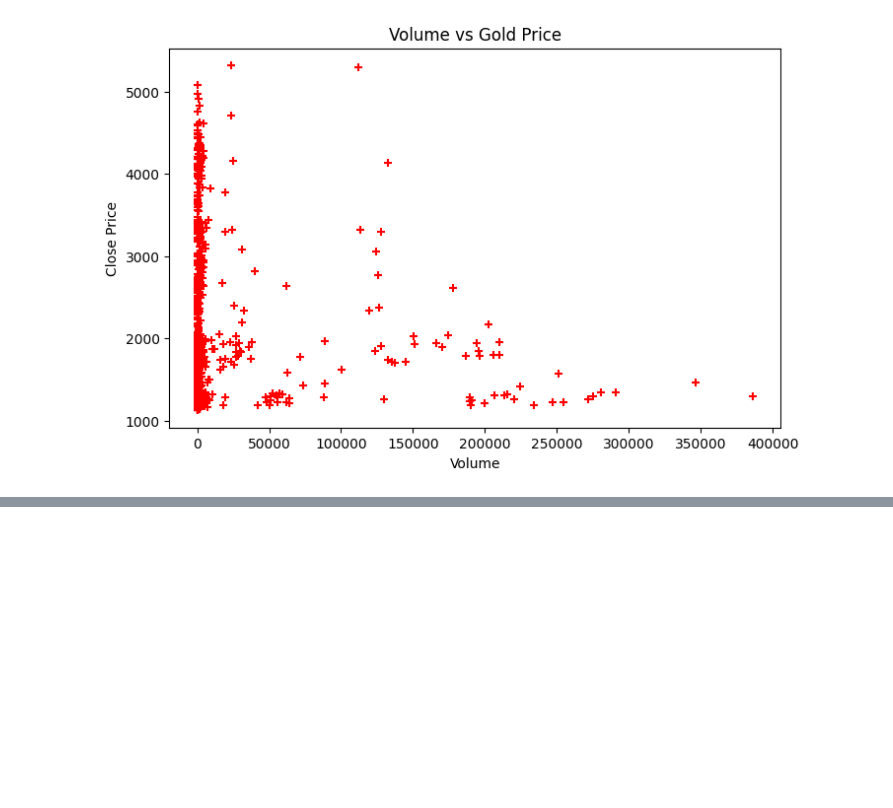
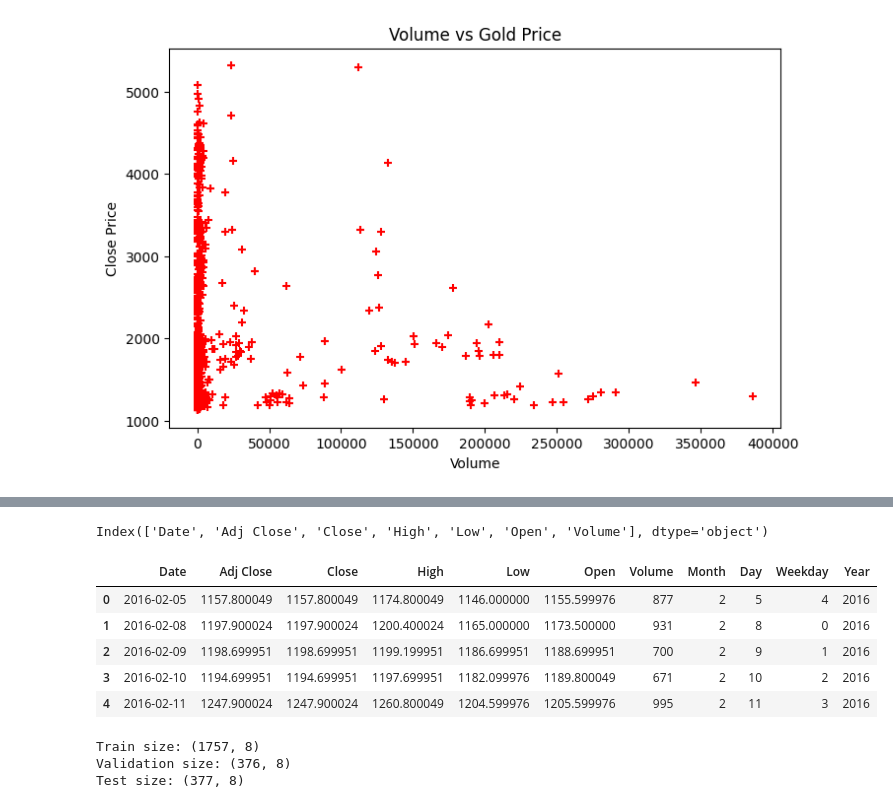
Before and after one commit to NainaKalra/gold-price-prediction, a Jupyter notebook: notebooks/gold_price_eda.ipynb, the cells around one changed output, grey strips where cells are left out. Drawn from its saved outputs; the diff is of its cells as text; code cells hidden in the pictures; blank space fills up the shorter version.

```diff
--- a/notebooks/gold_price_eda.ipynb
+++ b/notebooks/gold_price_eda.ipynb
@@ -137,0 +159,22 @@ plt.show()
+# %%
+df.columns
+# Encoding categorical variables
+# The dataset does not contain categorical variables,
+# so this step is not required.
+# %% [output]
+Index(['Date', 'Adj Close', 'Close', 'High', 'Low', 'Open', 'Volume'], dtype='object')
+# %%
+# Feature Eng - Extracting  month, day and weekday from date
+df['Date'] = pd.to_datetime(df['Date'])
+df['Month'] = df['Date'].dt.month
+df['Day'] = df['Date'].dt.day
+df['Weekday'] = df['Date'].dt.weekday
+
+df.head()
+# %% [output]
+|  | Date | Adj Close | Close | High | Low | Open | Volume | Month | Day | Weekday | Year |
+| 0 | 2016-02-05 | 1157.800049 | 1157.800049 | 1174.800049 | 1146.000000 | 1155.599976 | 877 | 2 | 5 | 4 | 2016 |
+| 1 | 2016-02-08 | 1197.900024 | 1197.900024 | 1200.400024 | 1165.000000 | 1173.500000 | 931 | 2 | 8 | 0 | 2016 |
+| 2 | 2016-02-09 | 1198.699951 | 1198.699951 | 1199.199951 | 1186.699951 | 1188.699951 | 700 | 2 | 9 | 1 | 2016 |
+| 3 | 2016-02-10 | 1194.699951 | 1194.699951 | 1197.699951 | 1182.099976 | 1189.800049 | 671 | 2 | 10 | 2 | 2016 |
+| 4 | 2016-02-11 | 1247.900024 | 1247.900024 | 1260.800049 | 1204.599976 | 1205.599976 | 995 | 2 | 11 | 3 | 2016 |
@@ -137,0 +191,20 @@ plt.show()
+# %%
+from sklearn.model_selection import train_test_split
+
+# train and temp split
+X_train, X_temp, y_train, y_temp = train_test_split(
+    X_scaled, y, test_size=0.3, random_state=42
+)
+
+# validation and test split
+X_val, X_test, y_val, y_test = train_test_split(
+    X_temp, y_temp, test_size=0.5, random_state=42
+)
+
+print("Train size:", X_train.shape)
+print("Validation size:", X_val.shape)
+print("Test size:", X_test.shape)
+# %% [output]
+Train size: (1757, 8)
+Validation size: (376, 8)
+Test size: (377, 8)
```
Also changed, not shown: parts of 6 cells of this notebook.
